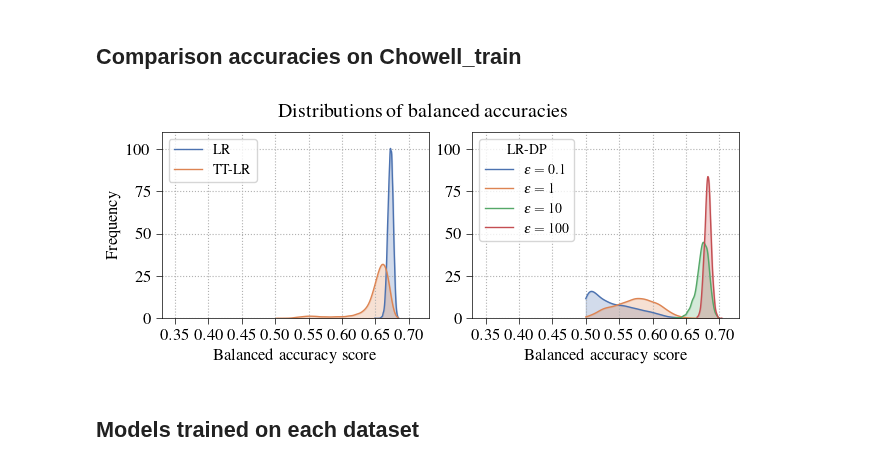
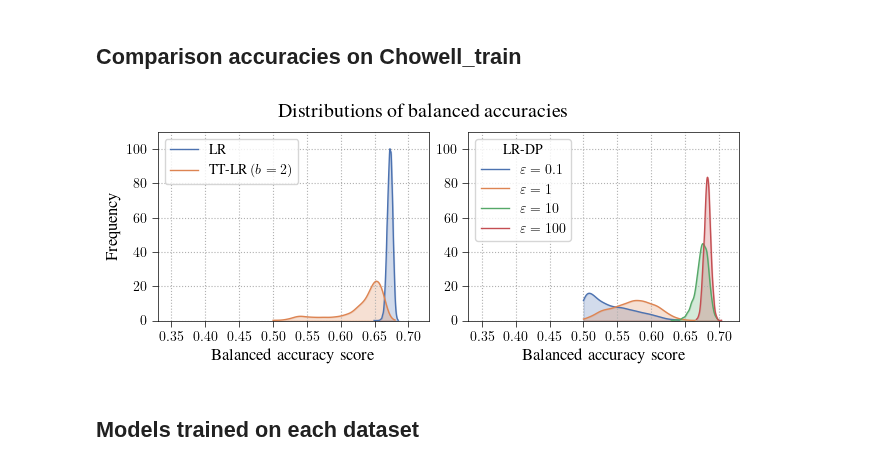
Before and after one commit to joserapa98/tns4loris, a Jupyter notebook: privacy/attacks.ipynb, the cells around one changed output. Saved outputs shown, nothing was run; the diff lists cells and outputs as text; code cells hidden in the pictures.

```diff
--- a/privacy/attacks.ipynb
+++ b/privacy/attacks.ipynb
@@ -45,6 +45,18 @@ n_datasets = len(datasets_ids)
 
 plt.rc('font', family='serif', serif='Times', size=16)
 plt.rc('text', usetex=True)
+
+plt.rcParams.update({
+    "text.usetex": True,
+    "font.family": "serif",
+    "font.serif": ["Times New Roman", "Times"],
+    "font.size": 16,
+    "text.latex.preamble": r"""
+        \usepackage{times}     % Times for text
+        \usepackage{newtxtext} % safer Times text
+        \usepackage{lmodern}   % ensure CM is available
+    """
+})
 
 # Font sizes
 plt.rcParams['font.size'] = 12
@@ -83,7 +95,7 @@ colors = palette#[0], palette[1], palette[2], palette
 
 model_names_dict = {
     'lr': 'LR',
-    'tt_lr': 'TT-LR'
+    'tt_lr': r'TT-LR \fontfamily{cmr}\selectfont ($b=2$)'
 }
 
 fig, ax = plt.subplots(1, 2, figsize=(6.5, 2.75))
@@ -115,7 +127,7 @@ ax[0].fill_between(x, y,
 # tt_lr
 model_name = 'tt_lr'
 data_dir = os.path.join(cwd, 'results', 'datasets', model_name,
-                        scaler_type, model_type, 'params_multilabel_6.pt')
+                        scaler_type, model_type, 'params_multilabel_2.pt')
 data = torch.load(data_dir, weights_only=True)
 
 mask = data['labels'][:, 0] == 1
@@ -164,34 +176,34 @@ for i, epsilon in enumerate(epsilon_list):
     data_plot = accs[:, 0].numpy()
 
     kde = gaussian_kde(data_plot)  # fits a smooth PDF
     x = np.linspace(data_plot.min(), data_plot.max(), 100)
     y = kde(x)
 
     ax[1].plot(x, y,
                linewidth=1.,
                color=colors[i],
                label=fr'$\varepsilon={epsilon_dict[epsilon]}$')
     ax[1].fill_between(x, y,
                        alpha=0.25,
                        color=colors[i])  # shadow below curve
 
 ax[1].set_xlabel('Balanced accuracy score')
 ax[1].set_ylim(0, 110)
 ax[1].set_xlim(0.33, 0.73)
 ax[1].set_xticks(torch.arange(0.35, 0.75, 0.05))
 ax[1].grid(True, zorder=-1, linestyle=':')
 
 ax[1].legend(title='LR-DP')
 
 fig.suptitle('Distributions of balanced accuracies')
 
 # Show plot
 plt.tight_layout(pad=0.5)
 # plt.savefig(os.path.join(figures_dir, 'accuracies_chowell_train.pdf'),
 #             bbox_inches='tight')
 plt.show()
 # %% [output]
-[figure, old version]
+[figure, new version]
 # %% [markdown]
 ## Models trained on each dataset
 # %%
```
Also changed, not shown: parts of 9 cells of this notebook, 1 other file.
